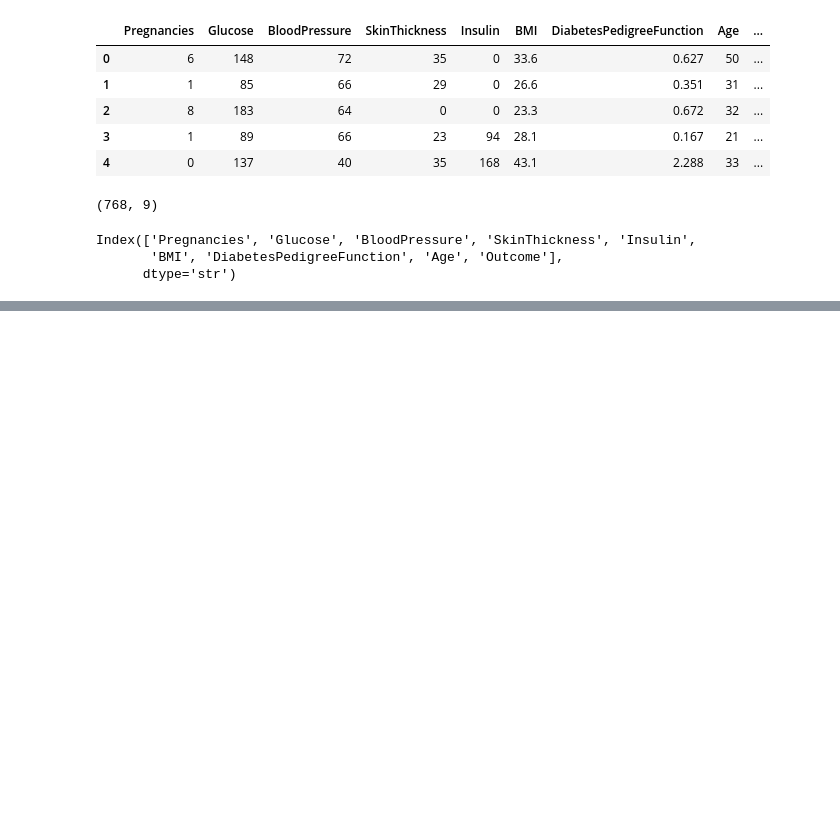
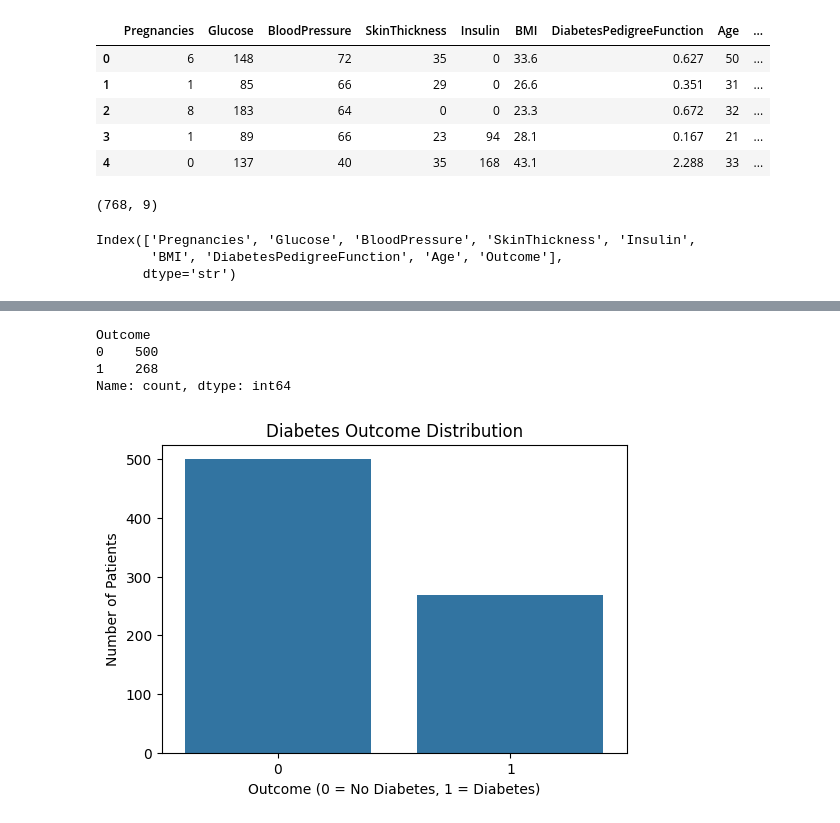
Before and after one commit to Shruti-Dapakekar/Explainable-AI-Healthcare-Diagnosis, a Jupyter notebook: notebooks/diabetes_eda.ipynb, the cells around one changed output, grey strips where cells are left out. Saved outputs shown, nothing was run; the diff lists cells and outputs as text; code cells hidden in the pictures; blank space fills up the shorter version.

```diff
--- a/notebooks/diabetes_eda.ipynb
+++ b/notebooks/diabetes_eda.ipynb
@@ -35,0 +97,8 @@ Index(['Pregnancies', 'Glucose', 'BloodPressure', 'SkinThickness', 'Insulin',
+# %%
+# Replace invalid 0 values with NaN (missing values)
+
+import numpy as np
+
+columns = ["Glucose", "BloodPressure", "SkinThickness", "Insulin", "BMI"]
+df[columns] = df[columns].replace(0, np.nan)
+df.head()
@@ -35,0 +126,8 @@ Index(['Pregnancies', 'Glucose', 'BloodPressure', 'SkinThickness', 'Insulin',
+# %%
+# Fill missing values using median (Modern Pandas way)
+
+for column in columns:
+    df[column] = df[column].fillna(df[column].median())
+
+# Check again
+df.isnull().sum()
@@ -35,0 +145,21 @@ Index(['Pregnancies', 'Glucose', 'BloodPressure', 'SkinThickness', 'Insulin',
+# %%
+#df["Outcome"] Selects only the Outcome column and .value_counts() Counts how many times each value appears.
+df["Outcome"].value_counts()
+# %% [output]
+Outcome
+0    500
+1    268
+Name: count, dtype: int64
+# %%
+#Data Visualization
+import matplotlib.pyplot as plt
+import seaborn as sns
+
+plt.figure(figsize=(6,4)) # Set the figure size(Canvas size) for the plot
+sns.countplot(x="Outcome", data=df) #  in Seaborn Library, Seaborn method(countplot()) It automatically counts how many times each category appears.Outcome column for the x-axis.Look inside the DataFrame called df.
+plt.title("Diabetes Outcome Distribution") # adds title to the plot
+plt.xlabel("Outcome (0 = No Diabetes, 1 = Diabetes)") # adds label to the x-axis
+plt.ylabel("Number of Patients") # adds label to the y-axis
+plt.show() # Display everything we've drawn.
+# %% [output]
+[figure, added]
```
Also changed, not shown: parts of 28 cells of this notebook, 7 other files.
